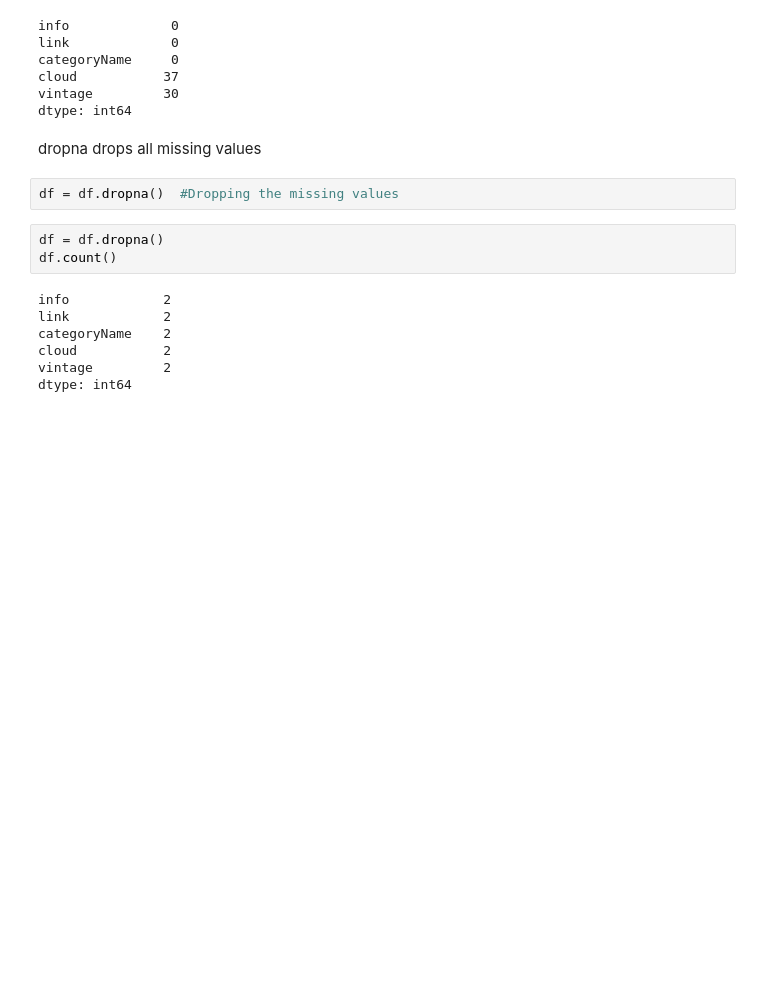
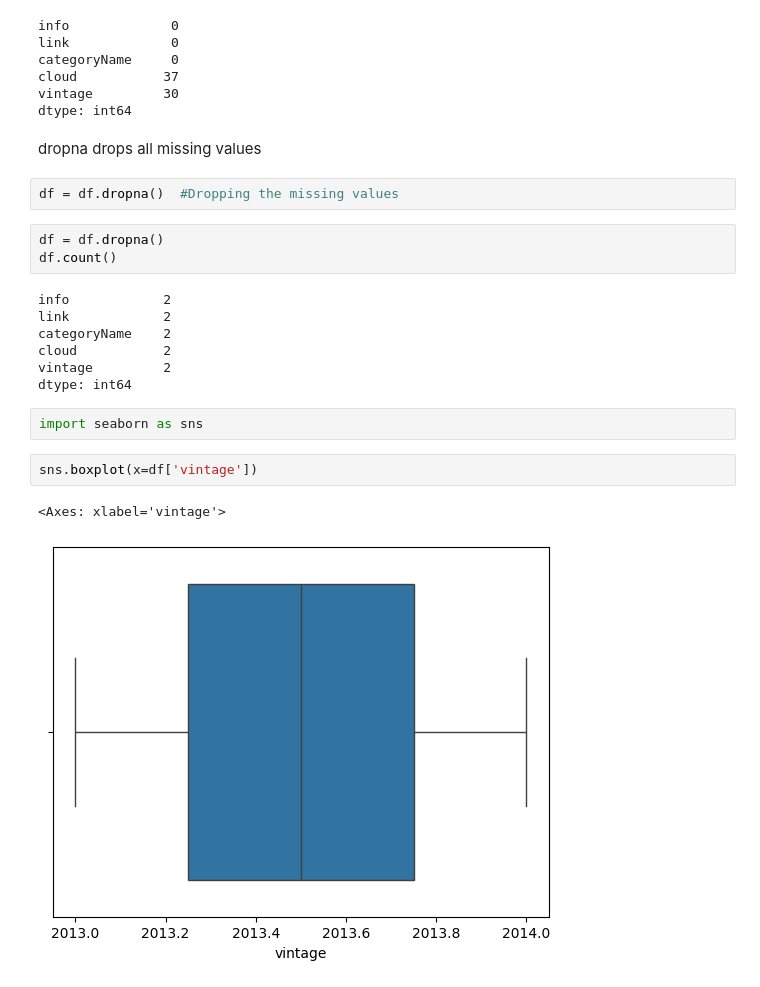
Before and after one commit to ESET0080/basic, a Jupyter notebook: Basics of Python/Exploratory Data Analysis.ipynb, the cells around one changed output. Saved outputs shown, nothing was run; the diff lists cells and outputs as text; blank space fills up the shorter version.

```diff
--- a/Basics of Python/Exploratory Data Analysis.ipynb
+++ b/Basics of Python/Exploratory Data Analysis.ipynb
@@ -127,3 +129,10 @@ categoryName    2
 cloud           2
 vintage         2
 dtype: int64
+# %%
+import seaborn as sns
+# %%
+sns.boxplot(x=df['vintage'])
+# %% [output]
+<Axes: xlabel='vintage'>
+[figure, added]
```
Also changed, not shown: parts of 16 cells of this notebook, 9 other files.
